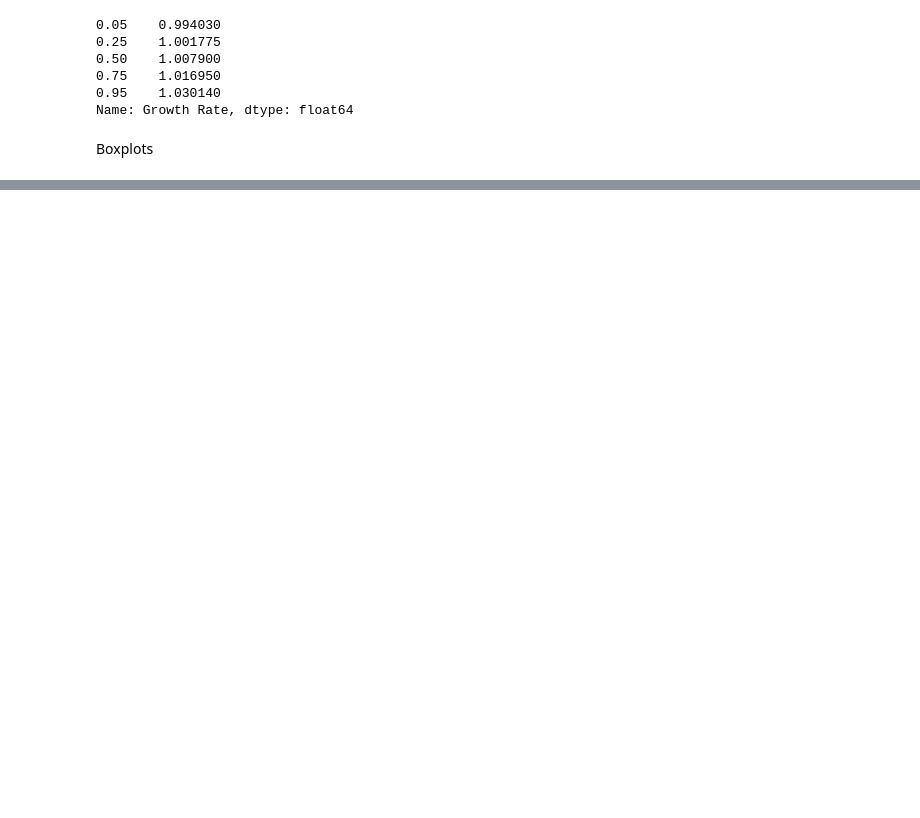
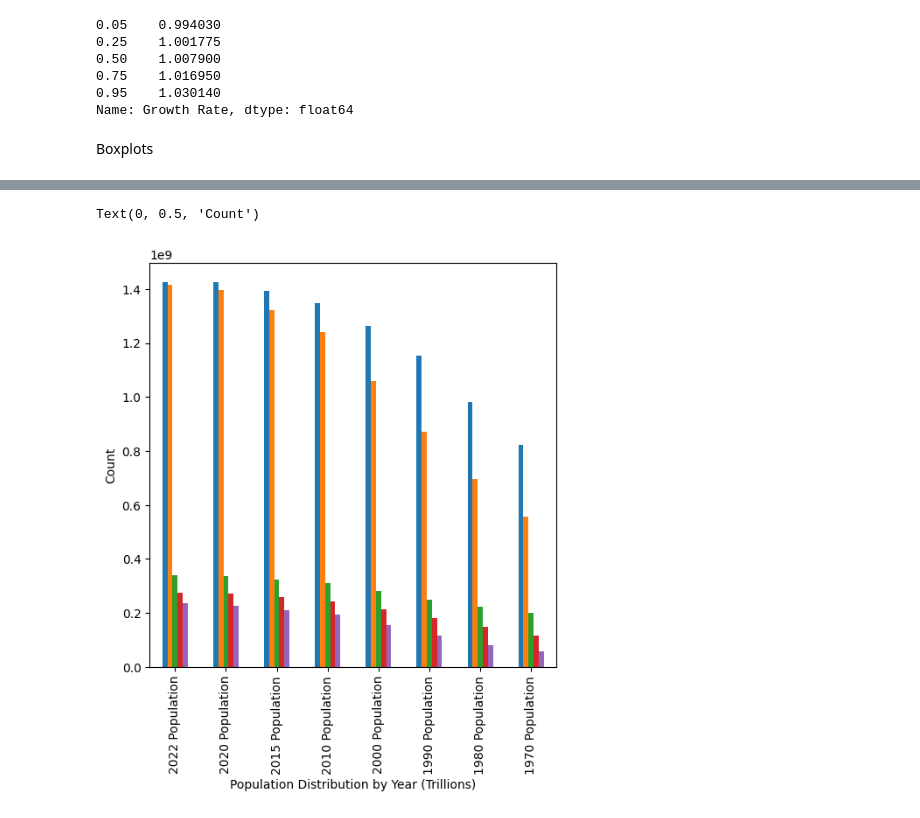
Before and after one commit to lucaspinheiro27/Python_statistics, a Jupyter notebook: Jupyter_notebooks/World_population.ipynb, the cells around one changed output, grey strips where cells are left out. Drawn from its saved outputs; the diff is of its cells as text; code cells hidden in the pictures; blank space fills up the shorter version.

```diff
--- a/Jupyter_notebooks/World_population.ipynb
+++ b/Jupyter_notebooks/World_population.ipynb
@@ -140,0 +186,8 @@ Text(0, 0.5, '2022 Population Distribution')
+# %%
+largest_populations = world_population.sort_values(by='2022 Population', ascending=False)
+top_5 = largest_populations.head(5)
+top_5 = top_5.drop(['Rank', 'CCA3', 'Country/Territory',
+                     'Capital', 'Continent', 'Area (km²)',
+                     'Density (per km²)', 'Growth Rate',
+                     'World Population Percentage'], axis=1)
+top_5
@@ -140,0 +201,7 @@ Text(0, 0.5, '2022 Population Distribution')
+# %%
+ax = top_5.transpose().plot.bar(figsize=(6,6), legend=False)
+ax.set_xlabel('Population Distribution by Year (Trillions)')
+ax.set_ylabel('Count')
+# %% [output]
+Text(0, 0.5, 'Count')
+[figure, added]
```
Also changed, not shown: parts of 18 cells of this notebook.
